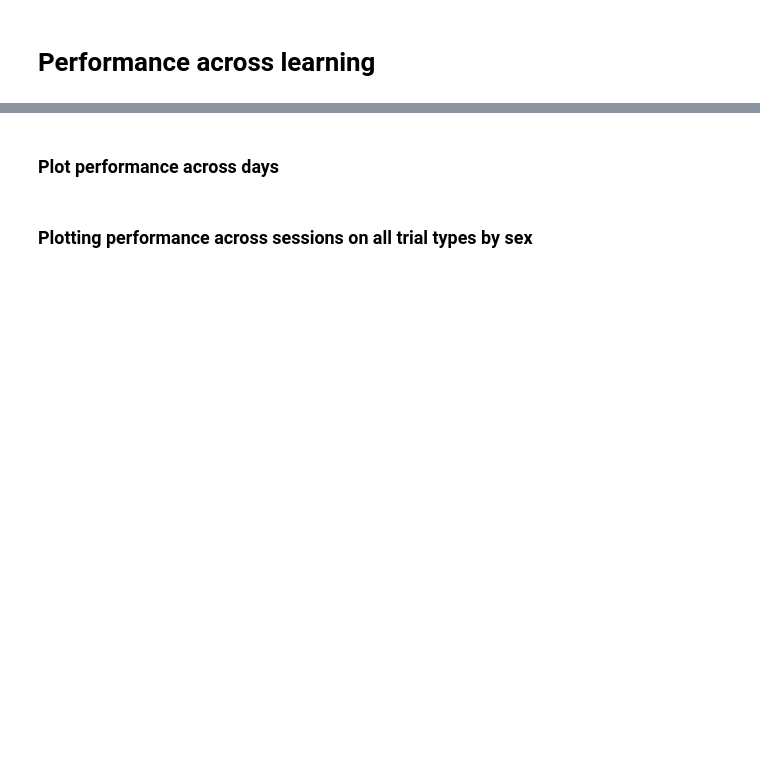
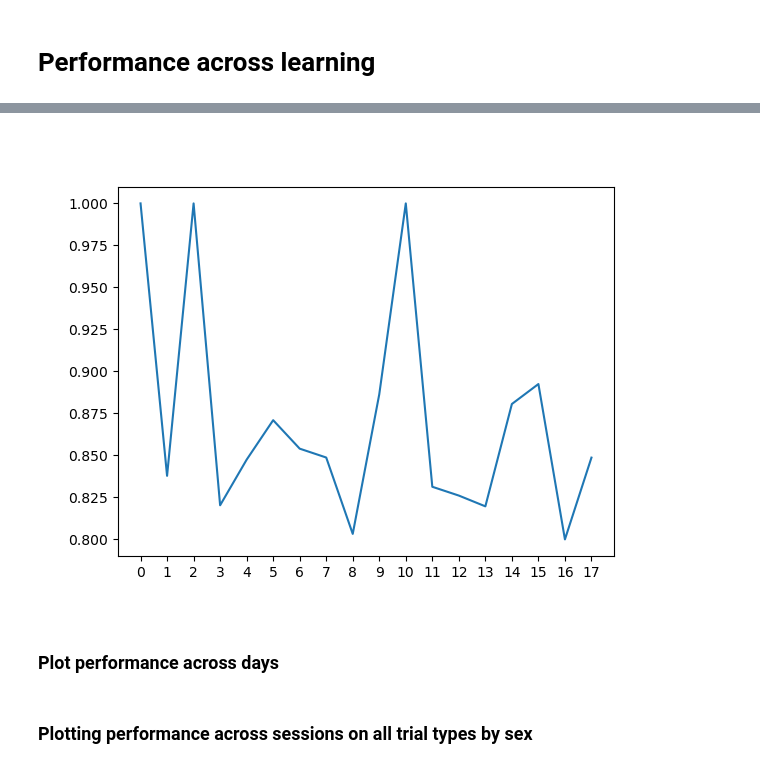
Before and after one commit to rojasgabriel/behavior_analyses, a Jupyter notebook: main_analyses.ipynb, the cells around one changed output, grey strips where cells are left out. Saved outputs shown, nothing was run; the diff lists cells and outputs as text; code cells hidden in the pictures; blank space fills up the shorter version.

```diff
--- a/main_analyses.ipynb
+++ b/main_analyses.ipynb
@@ -15,3 +219,11 @@ import chiCa
+# %%
+plt.close()
+y_data = filtered_group_performance_data['GRB001']['performance data']['performance average']
+plt.plot(x_data, y_data)
+plt.xticks(range(0,len(y_data), 1))
+plt.show()
+# %% [output]
+[figure, added]
 # %% [markdown]
 ### Plot performance across days
 # %%
```
Also changed, not shown: parts of 15 cells of this notebook.
